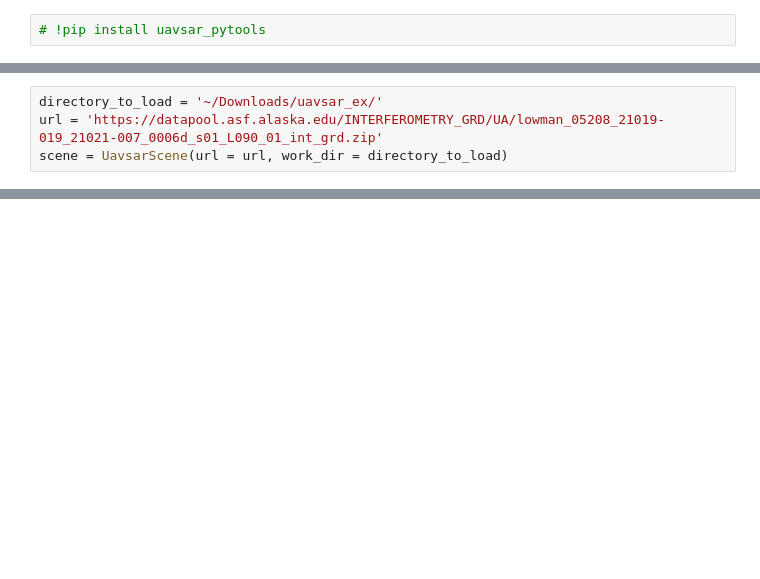
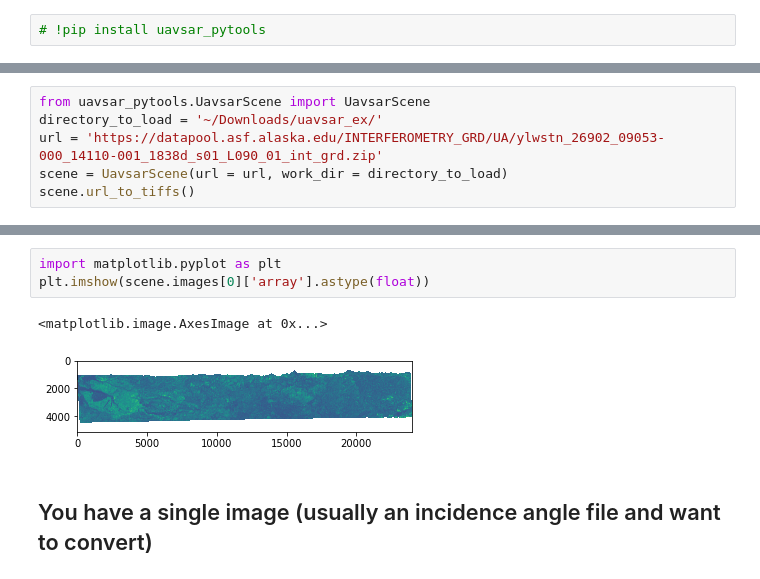
Before and after one commit to SnowEx/uavsar_pytools, a Jupyter notebook: notebooks/western_snows_example.ipynb, the cells around one changed output, grey strips where cells are left out. Cells and saved outputs as stored; diff of their text form; blank space fills up the shorter version.

```diff
--- a/notebooks/western_snows_example.ipynb
+++ b/notebooks/western_snows_example.ipynb
@@ -9,4 +10,6 @@ create_netrc()
 # %%
+from uavsar_pytools.UavsarScene import UavsarScene
 directory_to_load = '~/Downloads/uavsar_ex/'
-url = 'https://datapool.asf.alaska.edu/INTERFEROMETRY_GRD/UA/lowman_05208_21019-019_21021-007_0006d_s01_L090_01_int_grd.zip'
+url = 'https://datapool.asf.alaska.edu/INTERFEROMETRY_GRD/UA/ylwstn_26902_09053-000_14110-001_1838d_s01_L090_01_int_grd.zip'
 scene = UavsarScene(url = url, work_dir = directory_to_load)
+scene.url_to_tiffs()
@@ -18,0 +35,8 @@ UavsarImage
+# %%
+import matplotlib.pyplot as plt
+plt.imshow(scene.images[0]['array'].astype(float))
+# %% [output]
+<matplotlib.image.AxesImage at 0x...>
+[figure, added]
+# %% [markdown]
+## You have a single image (usually an incidence angle file and want to convert)
```
Also changed, not shown: parts of 15 cells of this notebook, 14 other files.
